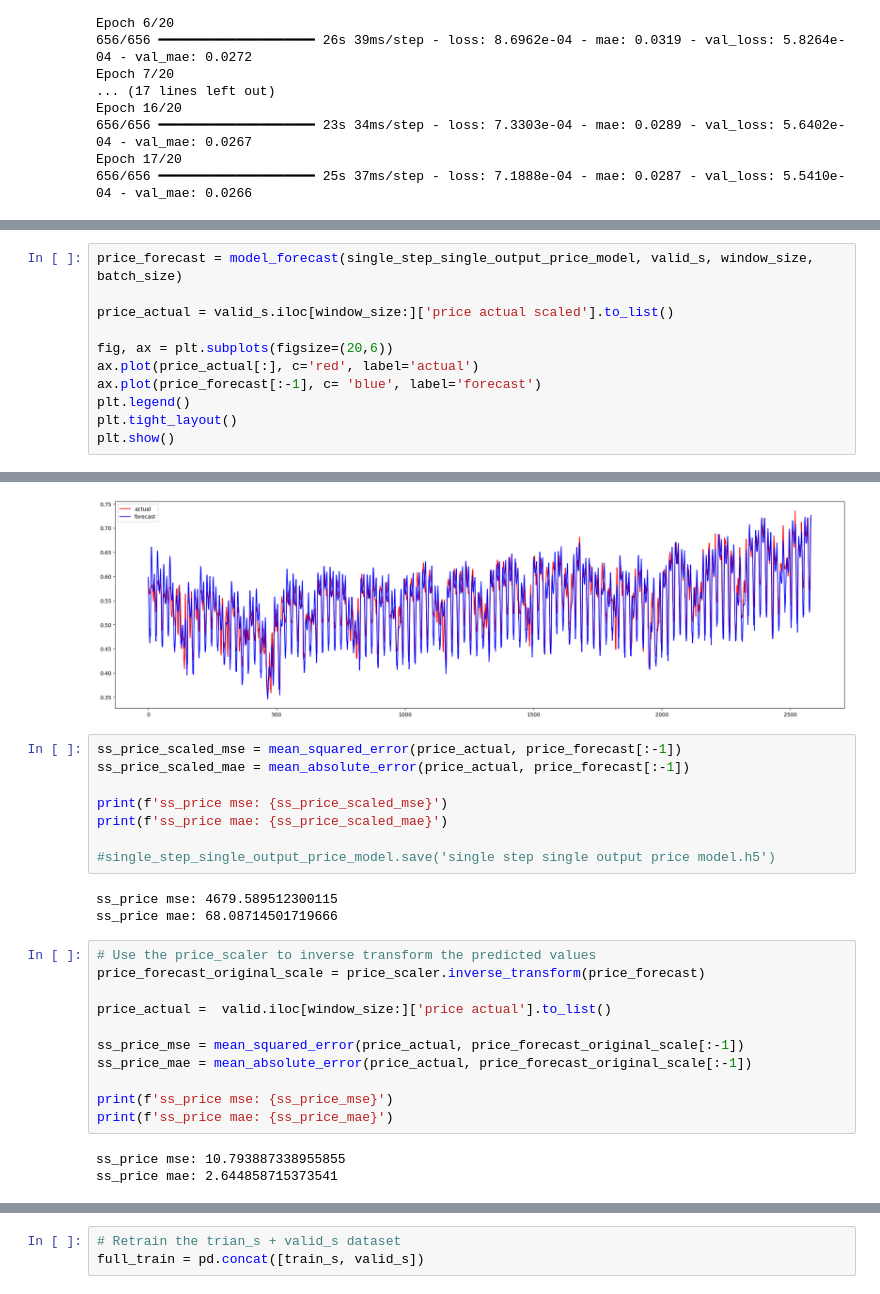
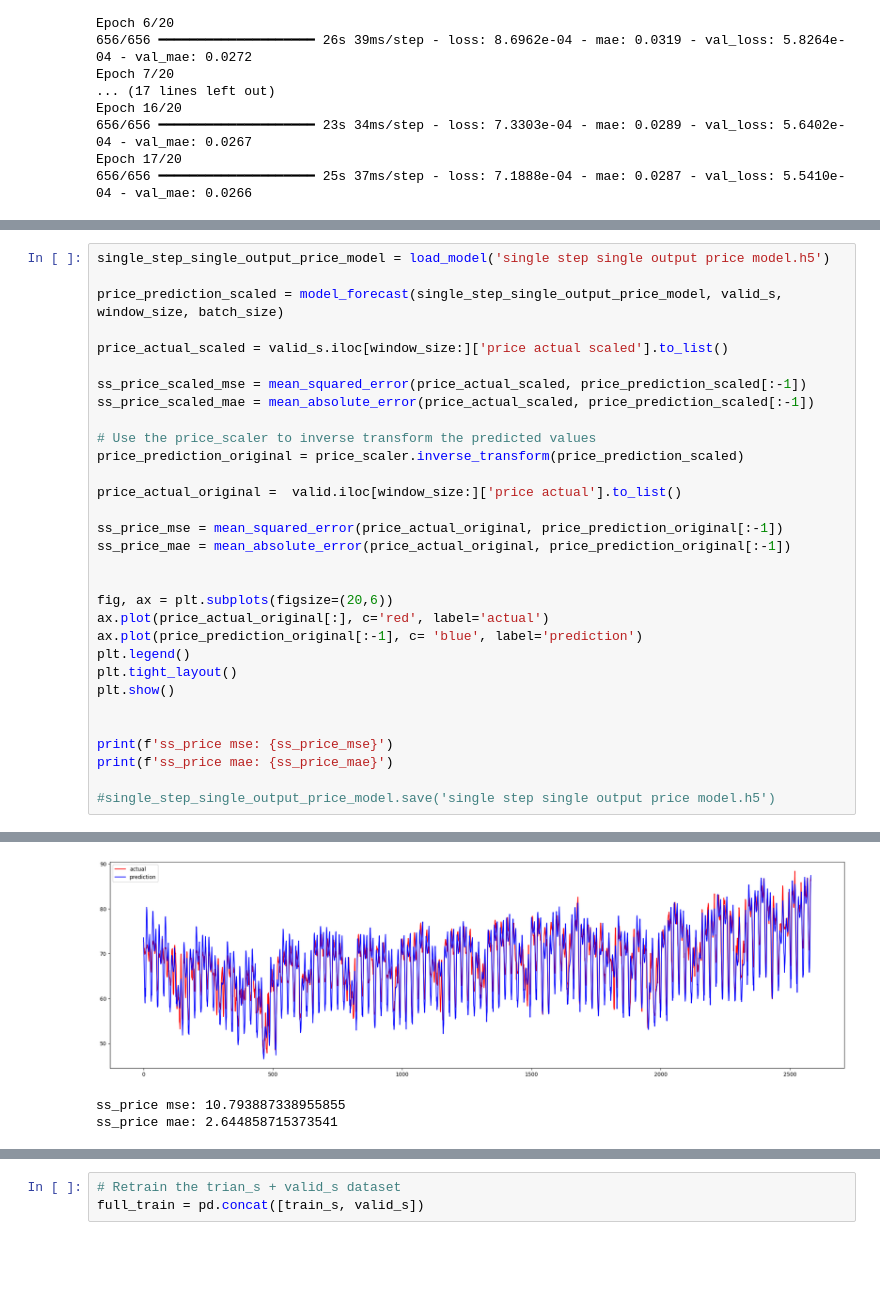
Before and after one commit to Jackson00Han/Time-Series-Training, a Jupyter notebook: Copy_of_multivariate_time_series.ipynb, the cells around one changed output, grey strips where cells are left out. Cells and saved outputs as stored; diff of their text form; blank space fills up the shorter version.

```diff
--- a/Copy_of_multivariate_time_series.ipynb
+++ b/Copy_of_multivariate_time_series.ipynb
@@ -692,12 +695,32 @@ WARNING:absl:Compiled the loaded model, but the compiled metrics have yet to be
 # %%
-price_forecast = model_forecast(single_step_single_output_price_model, valid_s, window_size, batch_size)
+single_step_single_output_price_model = load_model('single step single output price model.h5')
 
-price_actual = valid_s.iloc[window_size:]['price actual scaled'].to_list()
+price_prediction_scaled = model_forecast(single_step_single_output_price_model, valid_s, window_size, batch_size)
+
+price_actual_scaled = valid_s.iloc[window_size:]['price actual scaled'].to_list()
+
+ss_price_scaled_mse = mean_squared_error(price_actual_scaled, price_prediction_scaled[:-1])
+ss_price_scaled_mae = mean_absolute_error(price_actual_scaled, price_prediction_scaled[:-1])
+
+# Use the price_scaler to inverse transform the predicted values
+price_prediction_original = price_scaler.inverse_transform(price_prediction_scaled)
+
+price_actual_original =  valid.iloc[window_size:]['price actual'].to_list()
+
+ss_price_mse = mean_squared_error(price_actual_original, price_prediction_original[:-1])
+ss_price_mae = mean_absolute_error(price_actual_original, price_prediction_original[:-1])
+
 
 fig, ax = plt.subplots(figsize=(20,6))
-ax.plot(price_actual[:], c='red', label='actual')
-ax.plot(price_forecast[:-1], c= 'blue', label='forecast')
+ax.plot(price_actual_original[:], c='red', label='actual')
+ax.plot(price_prediction_original[:-1], c= 'blue', label='prediction')
 plt.legend()
 plt.tight_layout()
 plt.show()
+
+
+print(f'ss_price mse: {ss_price_mse}')
+print(f'ss_price mae: {ss_price_mae}')
+
+#single_step_single_output_price_model.save('single step single output price model.h5')
 # %% [output]
@@ -705,26 +729,3 @@ plt.show()
-[figure, old version]
+[figure, new version]
+ss_price mse: 10.793887338955855
+ss_price mae: 2.644858715373541
-# %%
-ss_price_scaled_mse = mean_squared_error(price_actual, price_forecast[:-1])
-ss_price_scaled_mae = mean_absolute_error(price_actual, price_forecast[:-1])
-
-print(f'ss_price mse: {ss_price_scaled_mse}')
-print(f'ss_price mae: {ss_price_scaled_mae}')
-
-#single_step_single_output_price_model.save('single step single output price model.h5')
-# %% [output]
-ss_price mse: 4679.589512300115
-ss_price mae: 68.08714501719666
-# %%
-# Use the price_scaler to inverse transform the predicted values
-price_forecast_original_scale = price_scaler.inverse_transform(price_forecast)
-
-price_actual =  valid.iloc[window_size:]['price actual'].to_list()
-
-ss_price_mse = mean_squared_error(price_actual, price_forecast_original_scale[:-1])
-ss_price_mae = mean_absolute_error(price_actual, price_forecast_original_scale[:-1])
-
-print(f'ss_price mse: {ss_price_mse}')
-print(f'ss_price mae: {ss_price_mae}')
-# %% [output]
-ss_price mse: 10.793887338955855
-ss_price mae: 2.644858715373541
```
Also changed, not shown: parts of 70 cells of this notebook.
